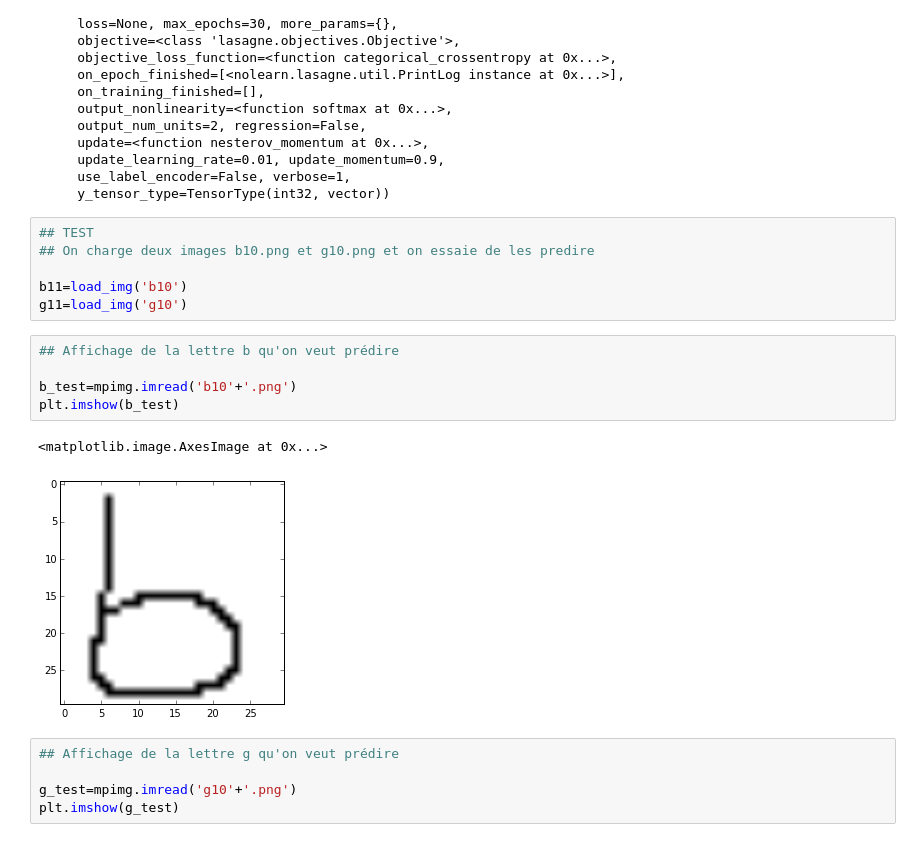
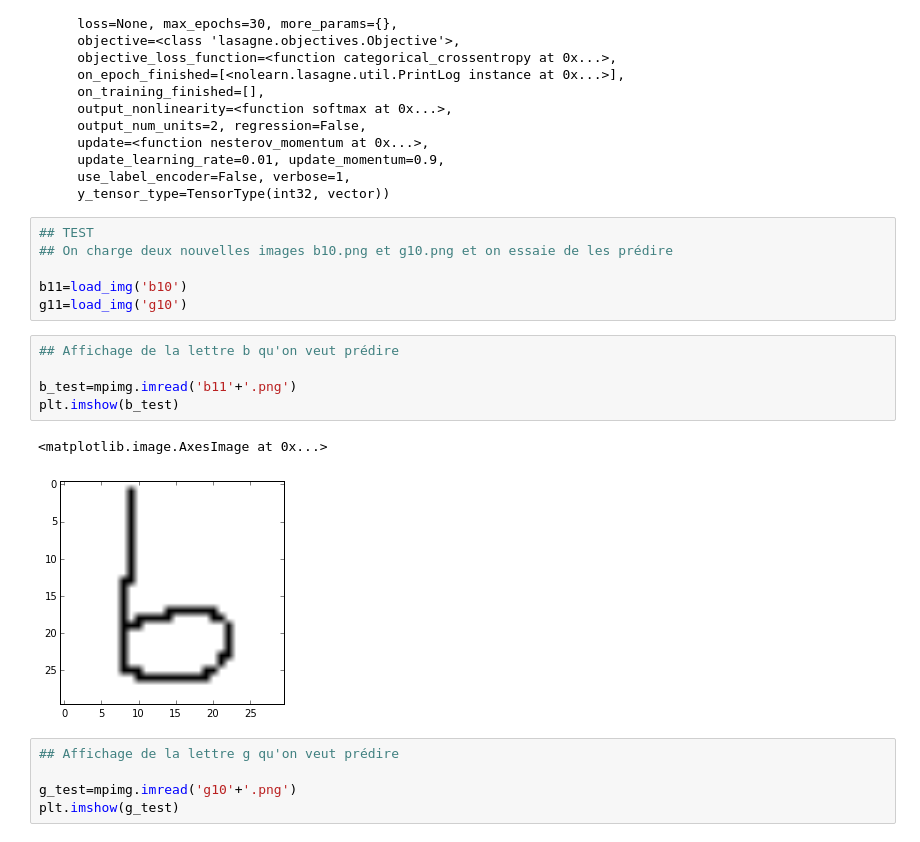
Before and after one commit to saadeladraoui/lettersrecognition, a Jupyter notebook: Letters Recognition.ipynb, the cells around one changed output. Cells and saved outputs as stored; diff of their text form.

```diff
--- a/Letters Recognition.ipynb
+++ b/Letters Recognition.ipynb
@@ -149,18 +149,18 @@ NeuralNet(X_tensor_type=<function matrix at 0x...>,
      y_tensor_type=TensorType(int32, vector))
 # %%
 ## TEST
-## On charge deux images b10.png et g10.png et on essaie de les predire
+## On charge deux nouvelles images b10.png et g10.png et on essaie de les prédire
 
 b11=load_img('b10')
 g11=load_img('g10')
 # %%
 ## Affichage de la lettre b qu'on veut prédire
 
-b_test=mpimg.imread('b10'+'.png')
+b_test=mpimg.imread('b11'+'.png')
 plt.imshow(b_test)
 # %% [output]
 <matplotlib.image.AxesImage at 0x...>
-[figure, old version]
+[figure, new version]
 # %%
 ## Affichage de la lettre g qu'on veut prédire
 
```
Also changed, not shown: parts of 4 cells of this notebook.
